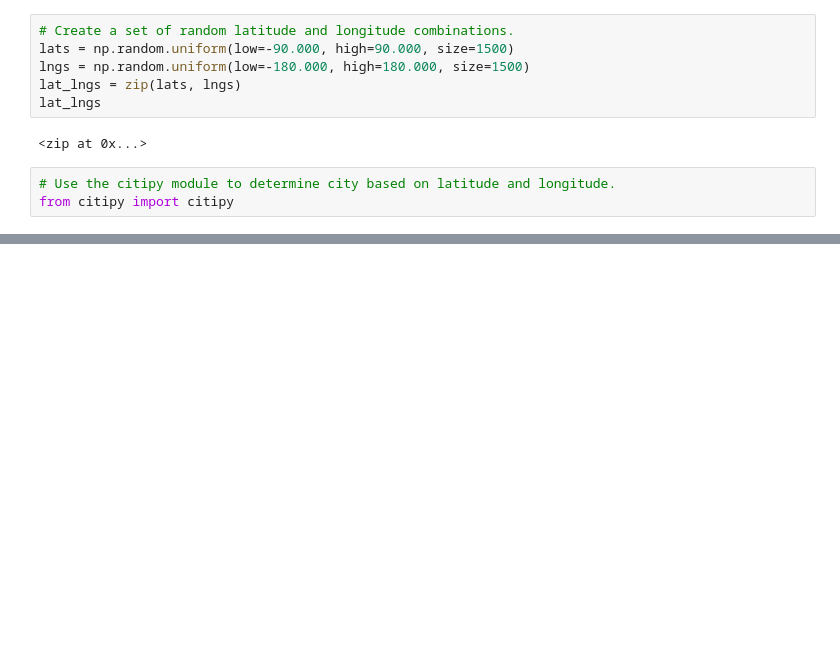
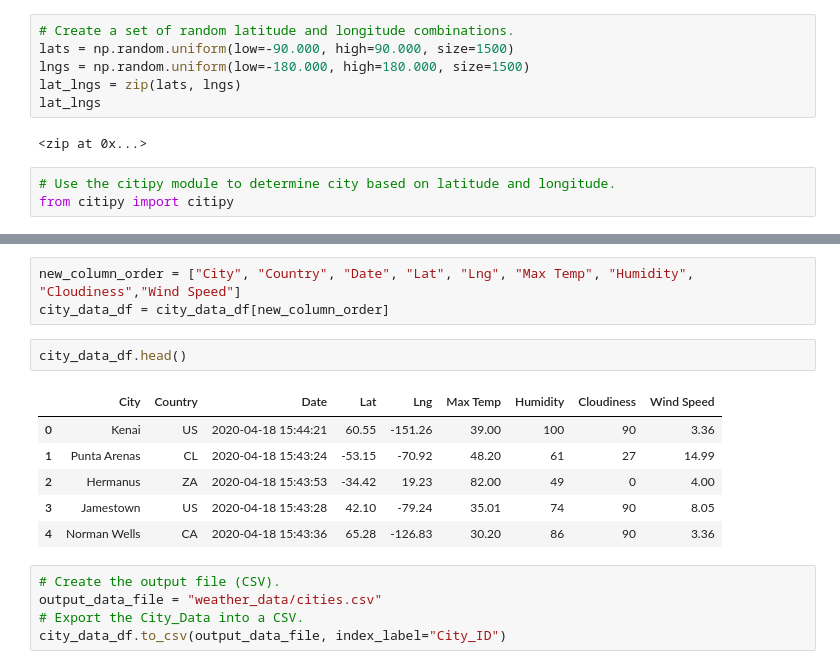
Before and after one commit to jkedzier/World_Weather_Analysis, a Jupyter notebook: WeatherPy.ipynb, the cells around one changed output, grey strips where cells are left out. Cells and saved outputs as stored; diff of their text form; blank space fills up the shorter version.

```diff
--- a/WeatherPy.ipynb
+++ b/WeatherPy.ipynb
@@ -50,0 +192,17 @@ cities
+# %%
+new_column_order = ["City", "Country", "Date", "Lat", "Lng", "Max Temp", "Humidity", "Cloudiness","Wind Speed"]
+city_data_df = city_data_df[new_column_order]
+# %%
+city_data_df.head()
+# %% [output]
+|  | City | Country | Date | Lat | Lng | Max Temp | Humidity | Cloudiness | Wind Speed |
+| 0 | Kenai | US | 2020-04-18 15:44:21 | 60.55 | -151.26 | 39.00 | 100 | 90 | 3.36 |
+| 1 | Punta Arenas | CL | 2020-04-18 15:43:24 | -53.15 | -70.92 | 48.20 | 61 | 27 | 14.99 |
+| 2 | Hermanus | ZA | 2020-04-18 15:43:53 | -34.42 | 19.23 | 82.00 | 49 | 0 | 4.00 |
+| 3 | Jamestown | US | 2020-04-18 15:43:28 | 42.10 | -79.24 | 35.01 | 74 | 90 | 8.05 |
+| 4 | Norman Wells | CA | 2020-04-18 15:43:36 | 65.28 | -126.83 | 30.20 | 86 | 90 | 3.36 |
+# %%
+# Create the output file (CSV).
+output_data_file = "weather_data/cities.csv"
+# Export the City_Data into a CSV.
+city_data_df.to_csv(output_data_file, index_label="City_ID")
```
Also changed, not shown: parts of 10 cells of this notebook, 3 other files.
